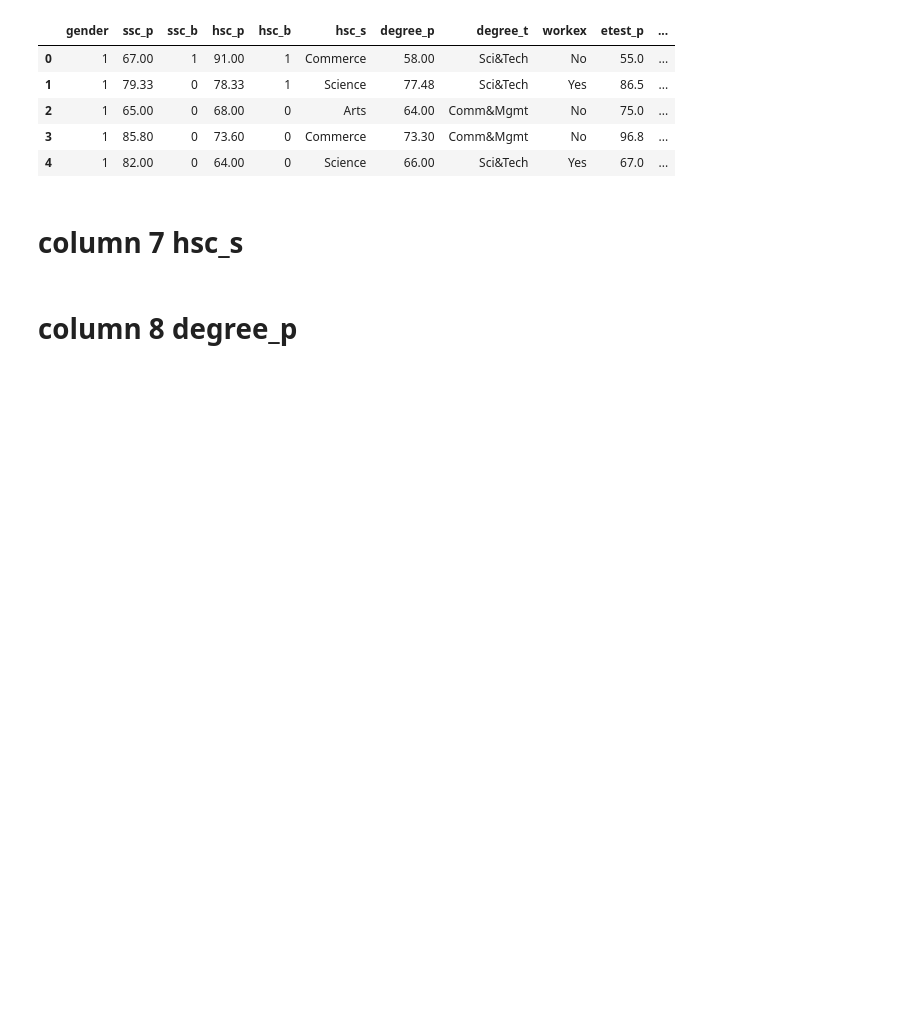
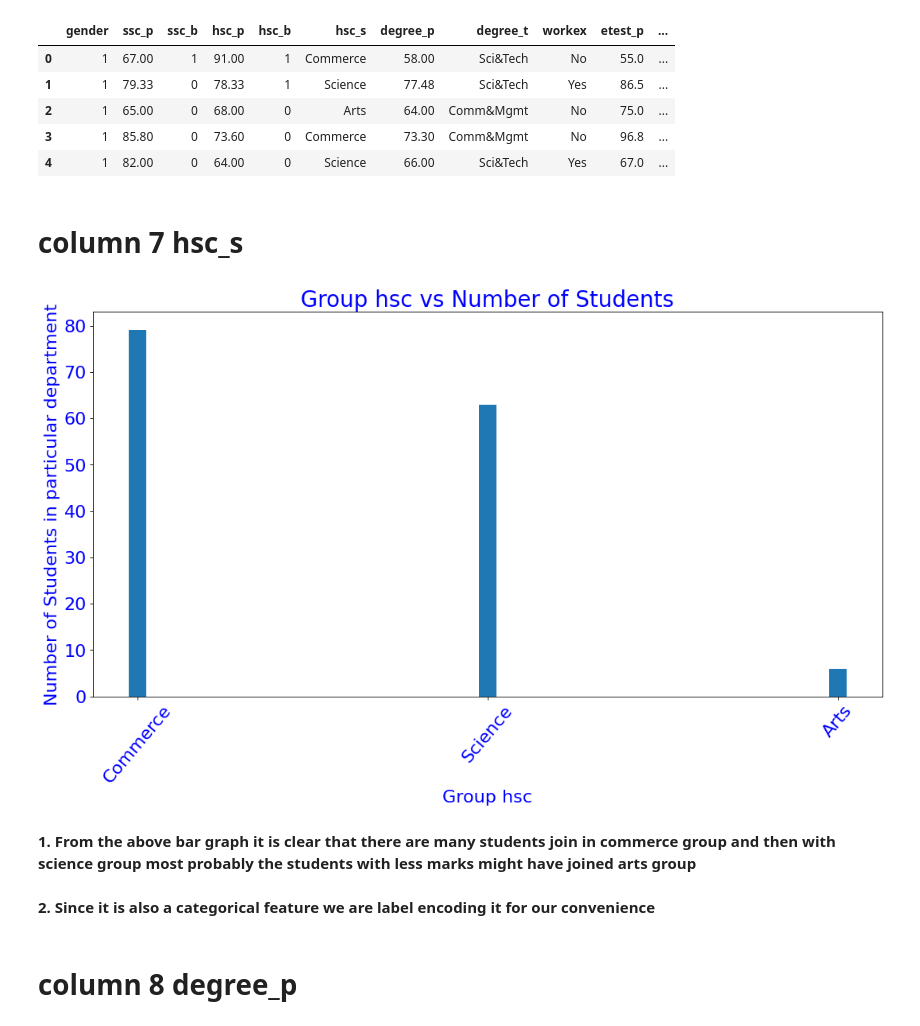
Before and after one commit to Manikandan-professional/Placements-Data-Analysis, a Jupyter notebook: Placements_Data_Analysis.ipynb, the cells around one changed output. Drawn from its saved outputs; the diff is of its cells as text; code cells hidden in the pictures; blank space fills up the shorter version.

```diff
--- a/Placements_Data_Analysis.ipynb
+++ b/Placements_Data_Analysis.ipynb
@@ -225,3 +229,16 @@ df.head()
 | 4 | 1 | 82.00 | 0 | 64.00 | 0 | Science | 66.00 | Sci&Tech | Yes | 67.0 | ... |
 # %% [markdown]
 # column 7 hsc_s
+# %%
+plt.figure(figsize=(16,8),dpi=80)
+plt.bar(df['hsc_s'].value_counts().index,df['hsc_s'].value_counts()[0:3],width=0.05)
+plt.title('Group hsc vs Number of Students',fontsize=25,color='blue')
+plt.xlabel('Group hsc',fontsize=20,color='blue')
+plt.ylabel('Number of Students in particular department',fontsize=20,color='blue')
+plt.xticks(rotation=50,fontsize=20,color='blue')
+plt.yticks(fontsize=20,color='blue')
+plt.show()
+# %% [output]
+[figure, added]
+# %% [markdown]
+**1. From the above bar graph it is clear that there are many students join in commerce group and then with science group most probably the students with less marks might have joined arts group**
@@ -228,2 +247,4 @@ df.head()
+# %% [markdown]
+**2. Since it is also a categorical feature we are label encoding it for our convenience**
 # %% [markdown]
 # column 8 degree_p
```
Also changed, not shown: parts of 14 cells of this notebook.
